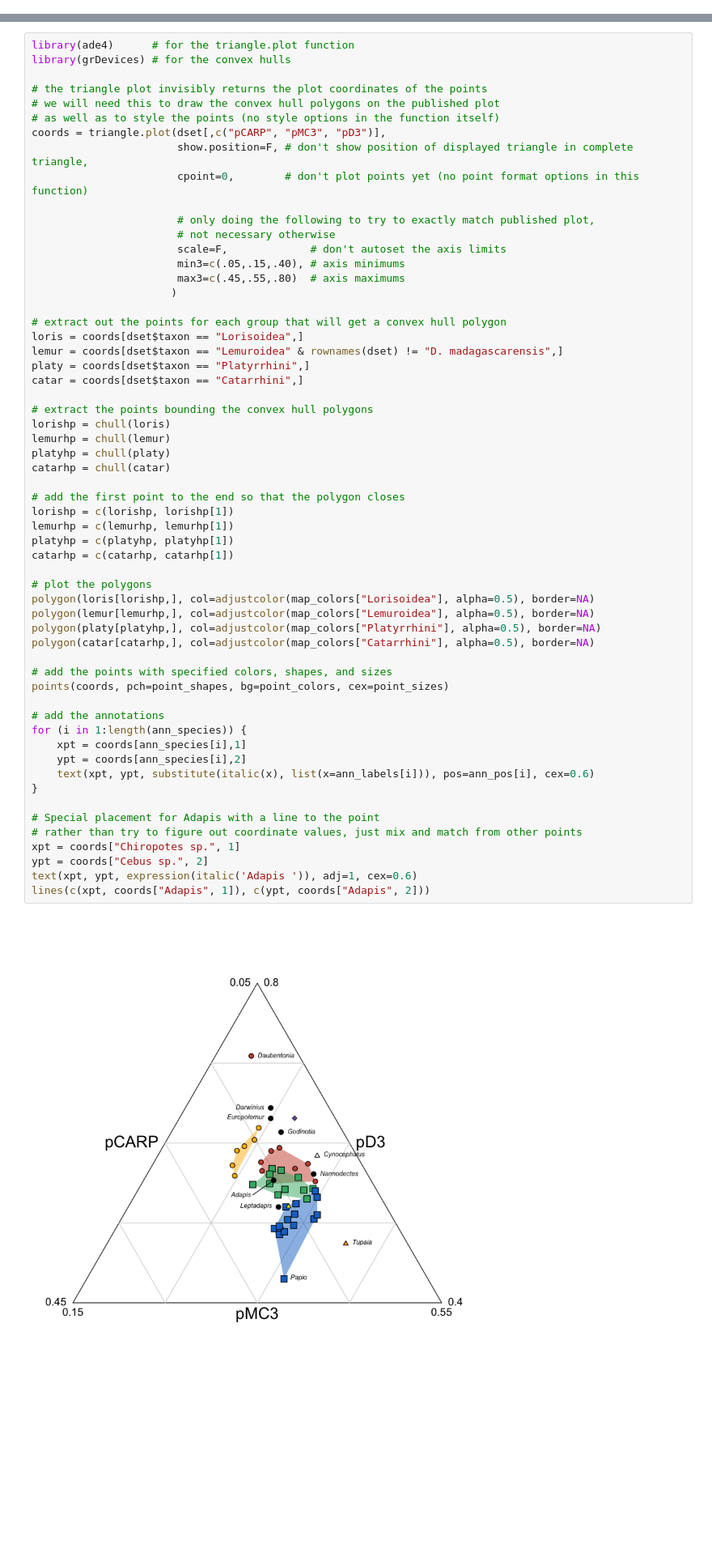
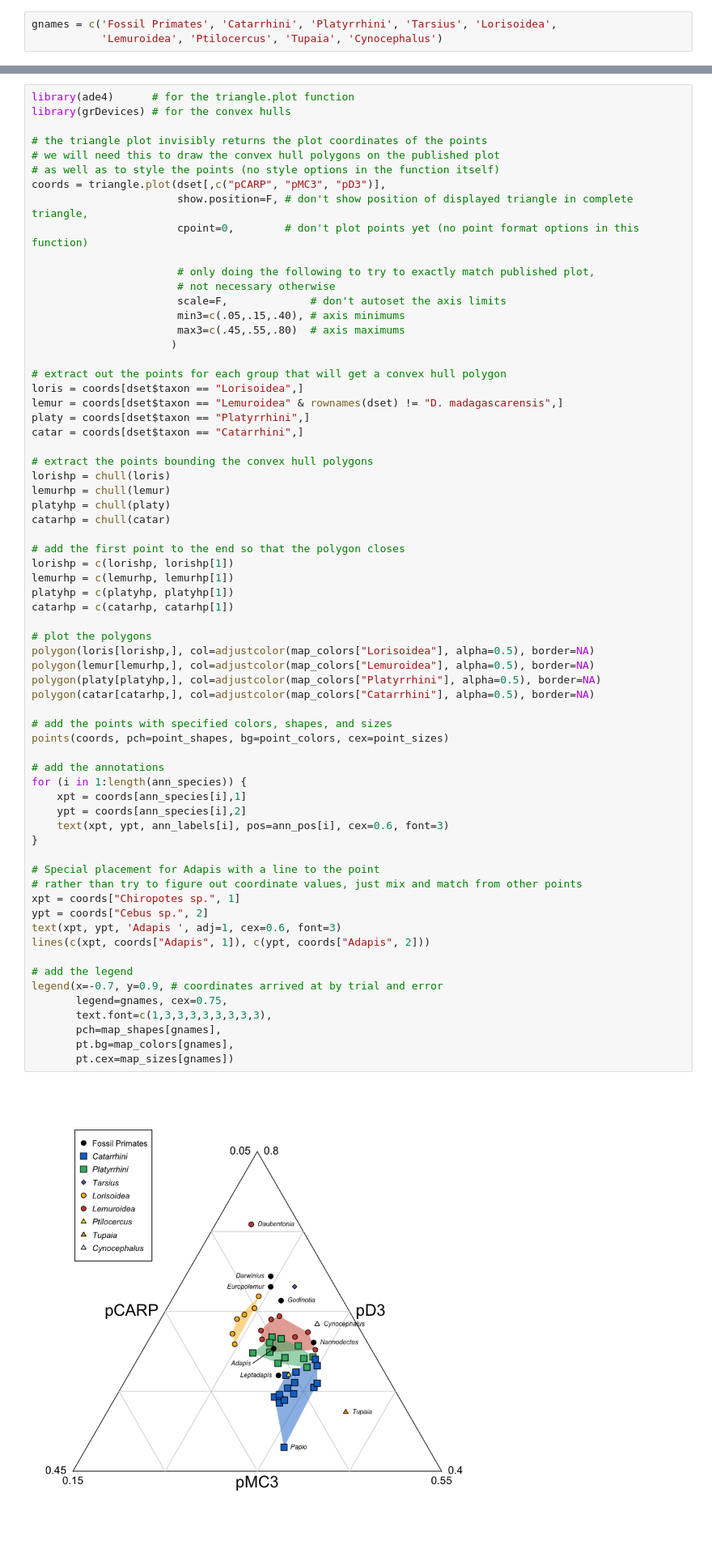
Before and after one commit to ryanraaum/bioanth-plots, a Jupyter notebook: Hand Proportions in R.ipynb, the cells around one changed output, grey strips where cells are left out. Shown: that part at 81% size. Drawn from its saved outputs; the diff is of its cells as text; blank space fills up the shorter version.

Commit message:
complete lattice implementation; added legend to base R plot

```diff
--- a/Hand Proportions in R.ipynb
+++ b/Hand Proportions in R.ipynb
@@ -116,3 +122,6 @@ cbind(ann_species, ann_labels, ann_pos)
+# %%
+gnames = c('Fossil Primates', 'Catarrhini', 'Platyrrhini', 'Tarsius', 'Lorisoidea',
+           'Lemuroidea', 'Ptilocercus', 'Tupaia', 'Cynocephalus')
 # %% [markdown]
 ## Base R
 
@@ -147,36 +156,44 @@ lemurhp = chull(lemur)
 platyhp = chull(platy)
 catarhp = chull(catar)
 
 # add the first point to the end so that the polygon closes
 lorishp = c(lorishp, lorishp[1])
 lemurhp = c(lemurhp, lemurhp[1])
 platyhp = c(platyhp, platyhp[1])
 catarhp = c(catarhp, catarhp[1])
 
 # plot the polygons
 polygon(loris[lorishp,], col=adjustcolor(map_colors["Lorisoidea"], alpha=0.5), border=NA)
 polygon(lemur[lemurhp,], col=adjustcolor(map_colors["Lemuroidea"], alpha=0.5), border=NA)
 polygon(platy[platyhp,], col=adjustcolor(map_colors["Platyrrhini"], alpha=0.5), border=NA)
 polygon(catar[catarhp,], col=adjustcolor(map_colors["Catarrhini"], alpha=0.5), border=NA)
 
 # add the points with specified colors, shapes, and sizes
 points(coords, pch=point_shapes, bg=point_colors, cex=point_sizes)
 
 # add the annotations
 for (i in 1:length(ann_species)) {
     xpt = coords[ann_species[i],1]
     ypt = coords[ann_species[i],2]
-    text(xpt, ypt, substitute(italic(x), list(x=ann_labels[i])), pos=ann_pos[i], cex=0.6)
+    text(xpt, ypt, ann_labels[i], pos=ann_pos[i], cex=0.6, font=3)
 }
 
 # Special placement for Adapis with a line to the point
 # rather than try to figure out coordinate values, just mix and match from other points
 xpt = coords["Chiropotes sp.", 1]
 ypt = coords["Cebus sp.", 2]
-text(xpt, ypt, expression(italic('Adapis ')), adj=1, cex=0.6)
+text(xpt, ypt, 'Adapis ', adj=1, cex=0.6, font=3)
 lines(c(xpt, coords["Adapis", 1]), c(ypt, coords["Adapis", 2]))
+
+# add the legend
+legend(x=-0.7, y=0.9, # coordinates arrived at by trial and error
+       legend=gnames, cex=0.75,
+       text.font=c(1,3,3,3,3,3,3,3,3),
+       pch=map_shapes[gnames],
+       pt.bg=map_colors[gnames],
+       pt.cex=map_sizes[gnames])
 # %% [output]
-[figure, old version]
+[figure, new version]
 # %% [markdown]
 ## ggplot2
 # %%
```
Also changed, not shown: parts of 10 cells of this notebook.
